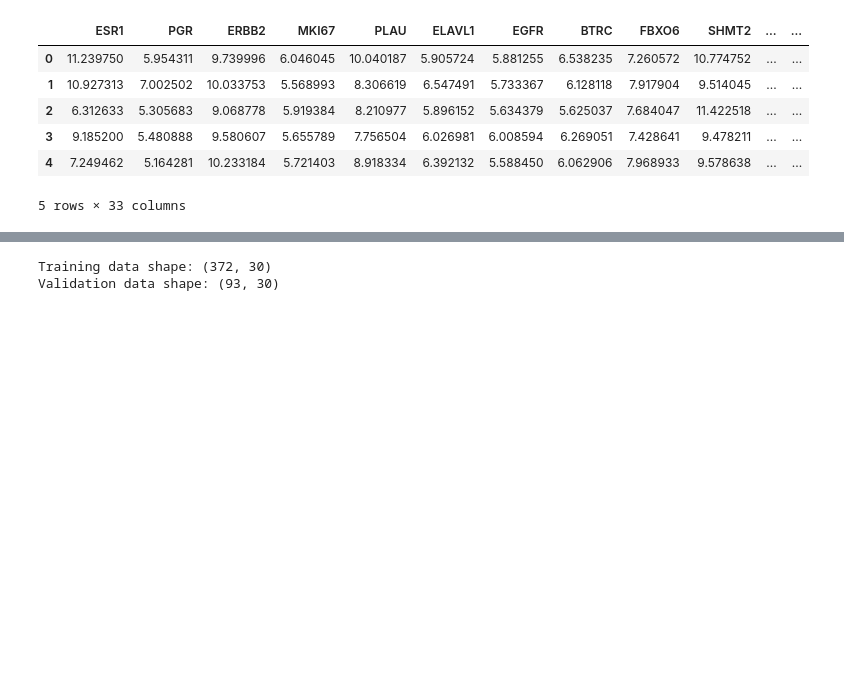
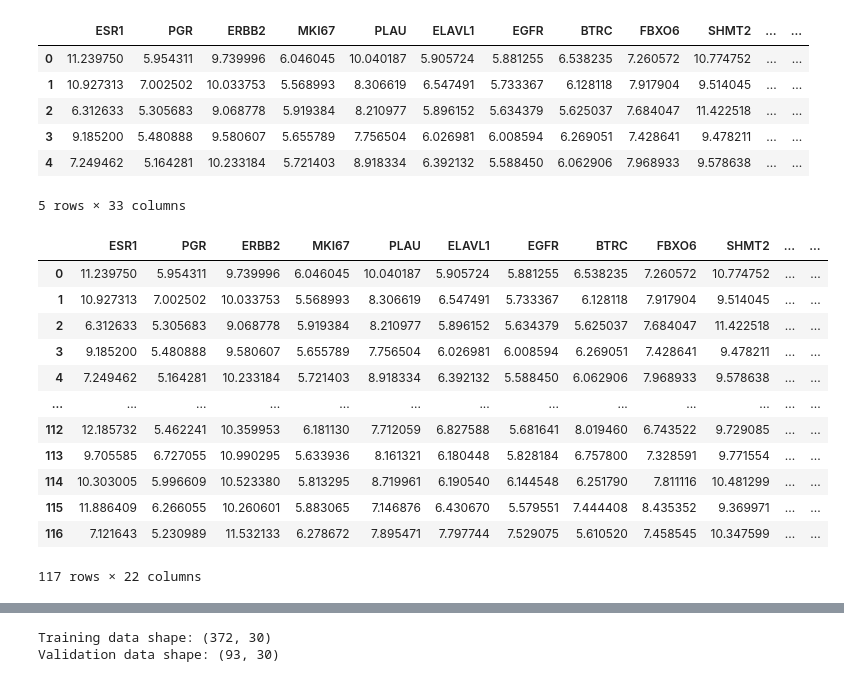
Before and after one commit to DontSlipOnDirt/breast-cancer-dss-prediction, a Jupyter notebook: ssl/base_model.ipynb, the cells around one changed output, grey strips where cells are left out. Cells and saved outputs as stored; diff of their text form; code cells hidden in the pictures; blank space fills up the shorter version.

Commit message:
Implement data preprocessing for model training

```diff
--- a/ssl/base_model.ipynb
+++ b/ssl/base_model.ipynb
@@ -31,3 +31,22 @@ test_data.head()
 | 3 | 9.185200 | 5.480888 | 9.580607 | 5.655789 | 7.756504 | 6.026981 | 6.008594 | 6.269051 | 7.428641 | 9.478211 | ... | ... |
 | 4 | 7.249462 | 5.164281 | 10.233184 | 5.721403 | 8.918334 | 6.392132 | 5.588450 | 6.062906 | 7.968933 | 9.578638 | ... | ... |
 5 rows × 33 columns
+# %%
+numerical_cols = test_data.columns[:21].tolist() # gene + AGE
+numerical_cols.append('Size')
+
+test_data[numerical_cols]
+# %% [output]
+|  | ESR1 | PGR | ERBB2 | MKI67 | PLAU | ELAVL1 | EGFR | BTRC | FBXO6 | SHMT2 | ... | ... |
+| 0 | 11.239750 | 5.954311 | 9.739996 | 6.046045 | 10.040187 | 5.905724 | 5.881255 | 6.538235 | 7.260572 | 10.774752 | ... | ... |
+| 1 | 10.927313 | 7.002502 | 10.033753 | 5.568993 | 8.306619 | 6.547491 | 5.733367 | 6.128118 | 7.917904 | 9.514045 | ... | ... |
+| 2 | 6.312633 | 5.305683 | 9.068778 | 5.919384 | 8.210977 | 5.896152 | 5.634379 | 5.625037 | 7.684047 | 11.422518 | ... | ... |
+| 3 | 9.185200 | 5.480888 | 9.580607 | 5.655789 | 7.756504 | 6.026981 | 6.008594 | 6.269051 | 7.428641 | 9.478211 | ... | ... |
+| 4 | 7.249462 | 5.164281 | 10.233184 | 5.721403 | 8.918334 | 6.392132 | 5.588450 | 6.062906 | 7.968933 | 9.578638 | ... | ... |
+| ... | ... | ... | ... | ... | ... | ... | ... | ... | ... | ... | ... | ... |
+| 112 | 12.185732 | 5.462241 | 10.359953 | 6.181130 | 7.712059 | 6.827588 | 5.681641 | 8.019460 | 6.743522 | 9.729085 | ... | ... |
+| 113 | 9.705585 | 6.727055 | 10.990295 | 5.633936 | 8.161321 | 6.180448 | 5.828184 | 6.757800 | 7.328591 | 9.771554 | ... | ... |
+| 114 | 10.303005 | 5.996609 | 10.523380 | 5.813295 | 8.719961 | 6.190540 | 6.144548 | 6.251790 | 7.811116 | 10.481299 | ... | ... |
+| 115 | 11.886409 | 6.266055 | 10.260601 | 5.883065 | 7.146876 | 6.430670 | 5.579551 | 7.444408 | 8.435352 | 9.369971 | ... | ... |
+| 116 | 7.121643 | 5.230989 | 11.532133 | 6.278672 | 7.895471 | 7.797744 | 7.529075 | 5.610520 | 7.458545 | 10.347599 | ... | ... |
+117 rows × 22 columns
```
Also changed, not shown: parts of 4 cells of this notebook.
